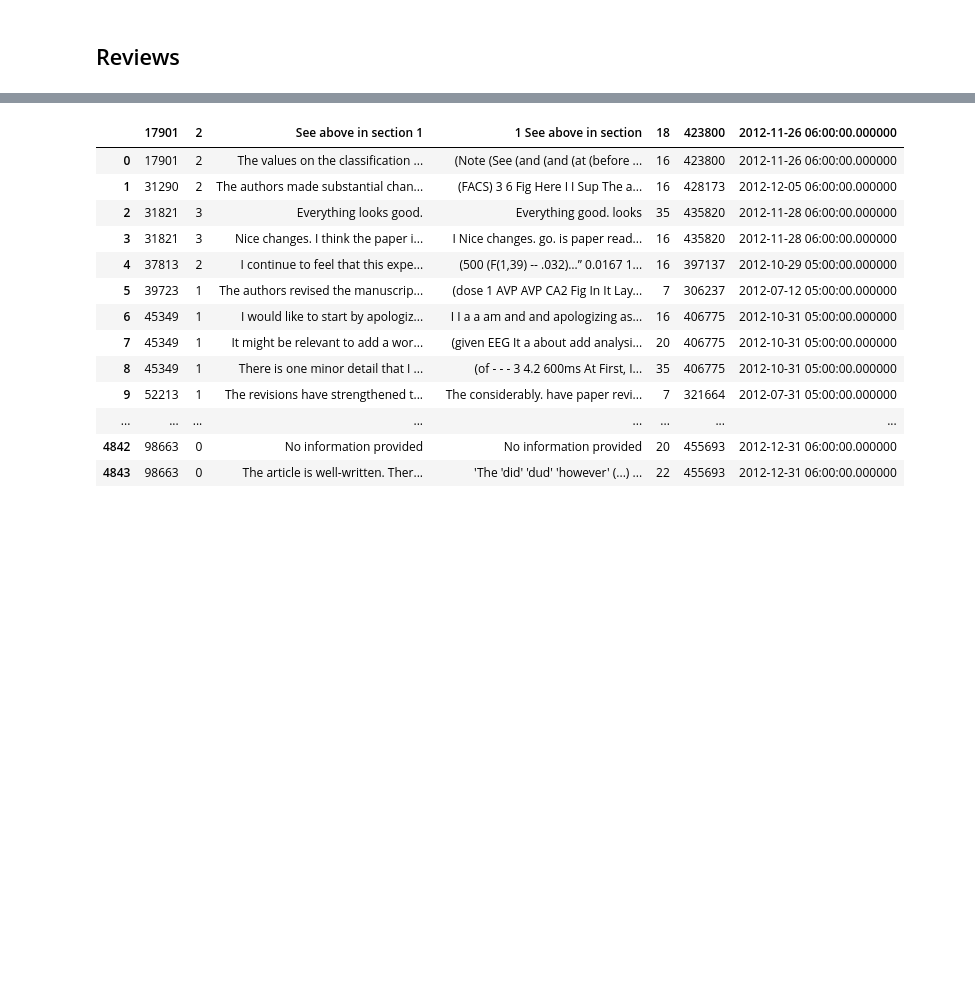
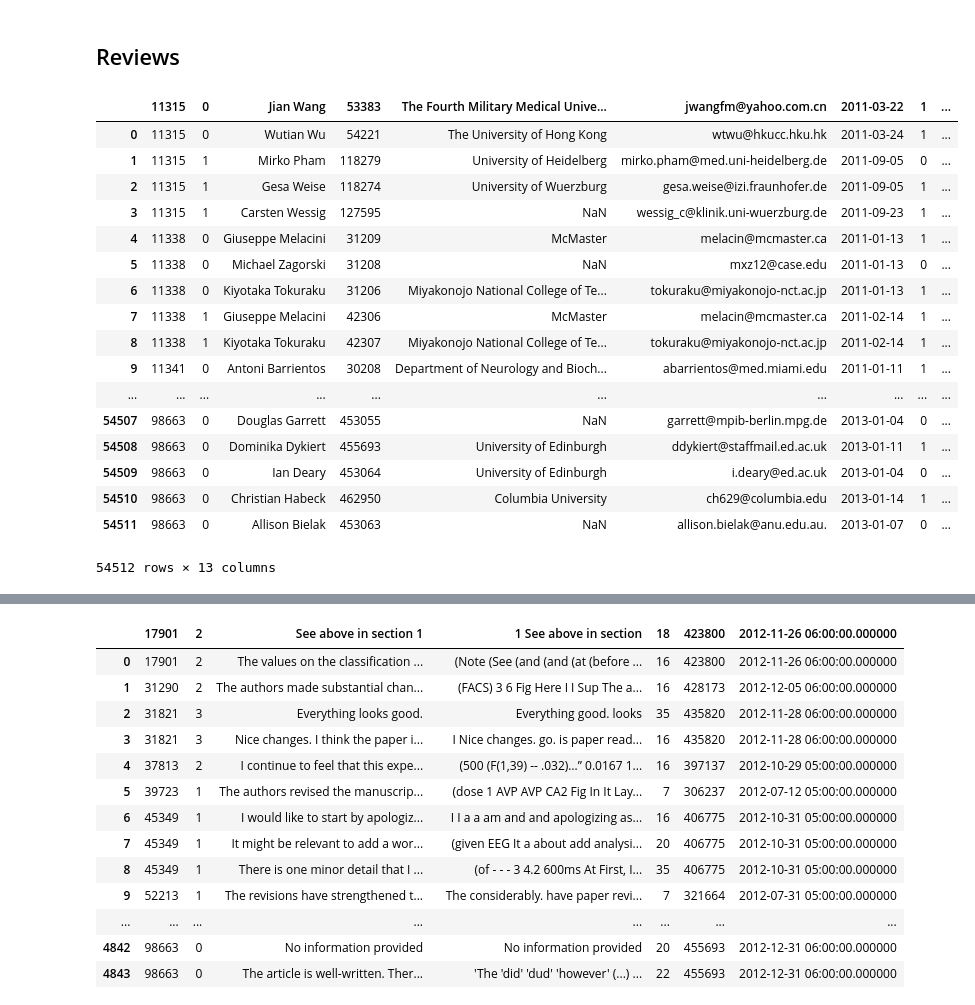
Before and after one commit to sohamparikh94/PaperReviews, a Jupyter notebook: PLoS Exploration.ipynb, the cells around one changed output, grey strips where cells are left out. Cells and saved outputs as stored; diff of their text form; code cells hidden in the pictures; blank space fills up the shorter version.

Commit message:
reviews data

```diff
--- a/PLoS Exploration.ipynb
+++ b/PLoS Exploration.ipynb
@@ -127,3 +127,24 @@ papers['sections'] = papers.soup.map(lambda x: scipdf.parse_sections(x))
 papers['abstract'] = papers.soup.map(lambda x: scipdf.parse_abstract(x) if x is not None else '')
 # %% [markdown]
 ## Reviews
+# %%
+pd.read_csv('../data/plosone_database/wos_plos_one_invited_reviewer.csv')
+# %% [output]
+|  | 11315 | 0 | Jian Wang | 53383 | The Fourth Military Medical Unive... | jwangfm@yahoo.com.cn | 2011-03-22 | 1 | ... |
+| 0 | 11315 | 0 | Wutian Wu | 54221 | The University of Hong Kong | wtwu@hkucc.hku.hk | 2011-03-24 | 1 | ... |
+| 1 | 11315 | 1 | Mirko Pham | 118279 | University of Heidelberg | mirko.pham@med.uni-heidelberg.de | 2011-09-05 | 0 | ... |
+| 2 | 11315 | 1 | Gesa Weise | 118274 | University of Wuerzburg | gesa.weise@izi.fraunhofer.de | 2011-09-05 | 1 | ... |
+| 3 | 11315 | 1 | Carsten Wessig | 127595 | NaN | wessig_c@klinik.uni-wuerzburg.de | 2011-09-23 | 1 | ... |
+| 4 | 11338 | 0 | Giuseppe Melacini | 31209 | McMaster | melacin@mcmaster.ca | 2011-01-13 | 1 | ... |
+| 5 | 11338 | 0 | Michael Zagorski | 31208 | NaN | mxz12@case.edu | 2011-01-13 | 0 | ... |
+| 6 | 11338 | 0 | Kiyotaka Tokuraku | 31206 | Miyakonojo National College of Te... | tokuraku@miyakonojo-nct.ac.jp | 2011-01-13 | 1 | ... |
+| 7 | 11338 | 1 | Giuseppe Melacini | 42306 | McMaster | melacin@mcmaster.ca | 2011-02-14 | 1 | ... |
+| 8 | 11338 | 1 | Kiyotaka Tokuraku | 42307 | Miyakonojo National College of Te... | tokuraku@miyakonojo-nct.ac.jp | 2011-02-14 | 1 | ... |
+| 9 | 11341 | 0 | Antoni Barrientos | 30208 | Department of Neurology and Bioch... | abarrientos@med.miami.edu | 2011-01-11 | 1 | ... |
+| ... | ... | ... | ... | ... | ... | ... | ... | ... | ... |
+| 54507 | 98663 | 0 | Douglas Garrett | 453055 | NaN | garrett@mpib-berlin.mpg.de | 2013-01-04 | 0 | ... |
+| 54508 | 98663 | 0 | Dominika Dykiert | 455693 | University of Edinburgh | ddykiert@staffmail.ed.ac.uk | 2013-01-11 | 1 | ... |
+| 54509 | 98663 | 0 | Ian Deary | 453064 | University of Edinburgh | i.deary@ed.ac.uk | 2013-01-04 | 0 | ... |
+| 54510 | 98663 | 0 | Christian Habeck | 462950 | Columbia University | ch629@columbia.edu | 2013-01-14 | 1 | ... |
+| 54511 | 98663 | 0 | Allison Bielak | 453063 | NaN | allison.bielak@anu.edu.au. | 2013-01-07 | 0 | ... |
+54512 rows × 13 columns
```
Also changed, not shown: parts of 9 cells of this notebook.
